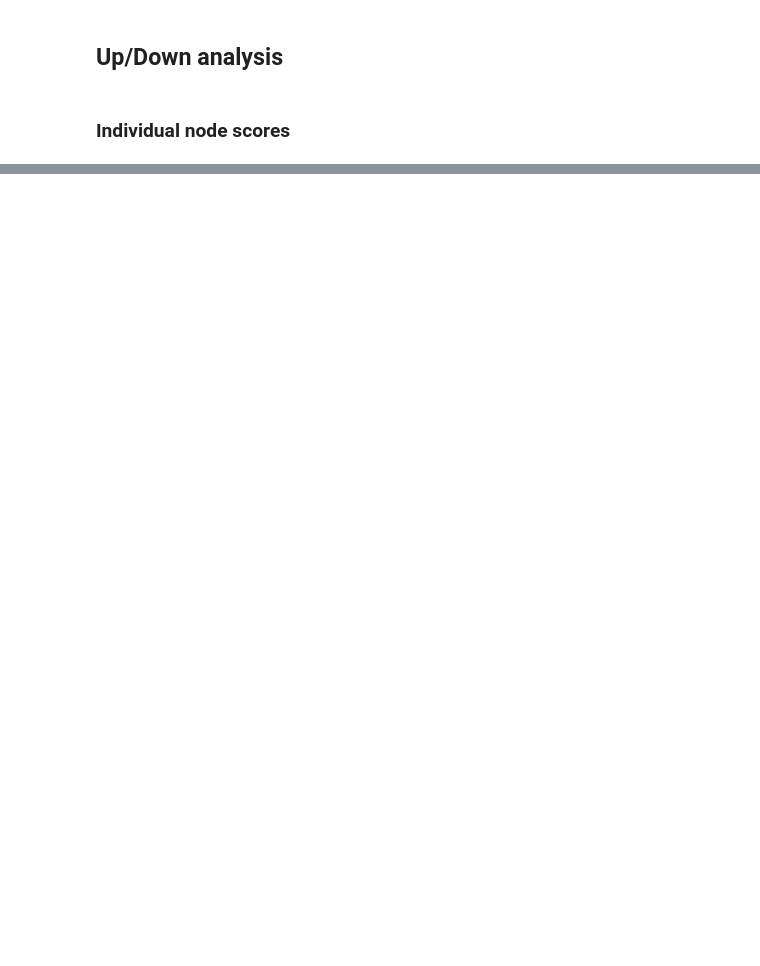
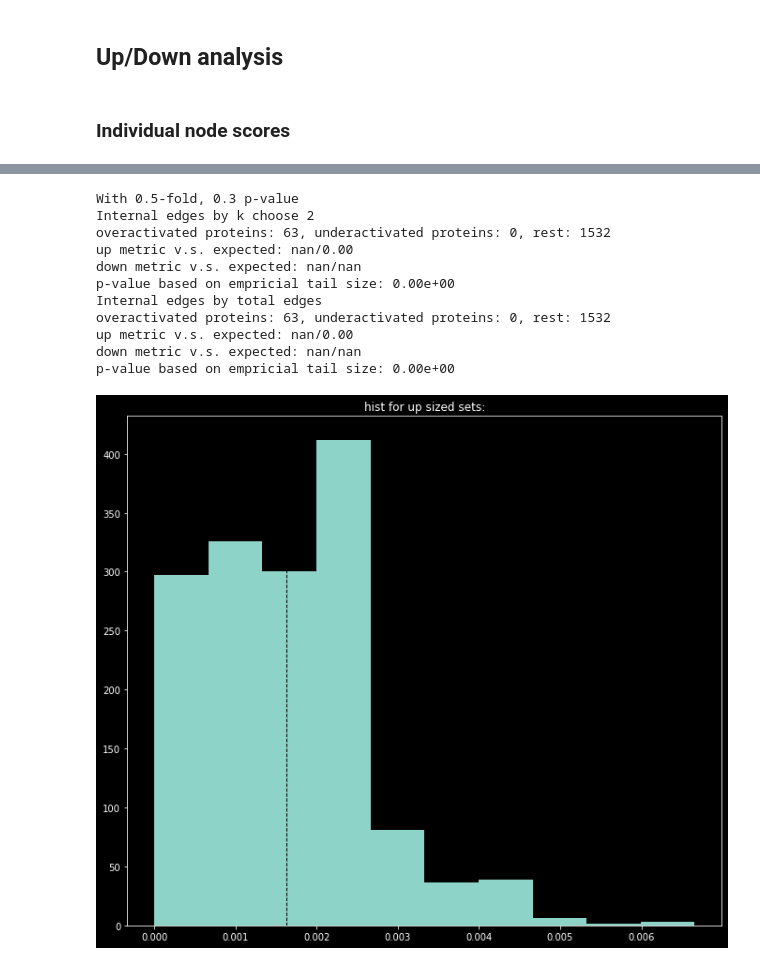
Before and after one commit to arielbro/fly_regulation, a Jupyter notebook: fly_signalling_playground.ipynb, the cells around one changed output, grey strips where cells are left out. Drawn from its saved outputs; the diff is of its cells as text; code cells hidden in the pictures; blank space fills up the shorter version.

```diff
--- a/fly_signalling_playground.ipynb
+++ b/fly_signalling_playground.ipynb
@@ -14,6 +14,12 @@ from networkx import algorithms
 from scipy.special import ndtr
 from numpy.polynomial import Polynomial
 import itertools
+
+# temp fix for dark preview pane problem
+from matplotlib import pyplot
+import math
+
+pyplot.style.use('dark_background')
 # %% [markdown]
 ## Load network and phospho data
 # %%
@@ -148,3 +168,7 @@ SpearmanrResult(correlation=0.05099748585474002, pvalue=0.14020093024708355)
 # %% [markdown]
 ## Up/Down analysis
+# %%
+phospho_measures = ['log2 fold change', '1-prob']
+phospho_measure_values = phospho_dataframe.groupby('Gene name')[phospho_measures].mean()
+phospho_measure_values.columns = ['fold', 'prob']
 # %%
@@ -706,0 +370,28 @@ p-values: up: 1.14e-01, down: 1.45e-03, opposite: 4.79e-02
+# %%
+print("With 0.5-fold, 0.3 p-value")
+print("Internal edges by k choose 2")
+up_proteins, down_proteins = get_up_down_sets(phospho_measure_values,
+                                              fold_threshold=0.5, p_threshold=0.3)
+up_down_topological_analysis(up_proteins, down_proteins,
+                             topological_metric=normalized_internal_edges_size, random_iter=1000,
+                             metric_name="Internal_edges_by_combinatorics_by_k_2")
+
+print("Internal edges by total edges")
+up_proteins, down_proteins = get_up_down_sets(phospho_measure_values,
+                                              fold_threshold=0.5, p_threshold=0.3)
+up_down_topological_analysis(up_proteins, down_proteins,
+                             topological_metric=normalized_internal_edges_size, random_iter=1000,
+                             metric_name="Internal_edges_by_combinatorics_by_total_edges")
+# %% [output]
+With 0.5-fold, 0.3 p-value
+Internal edges by k choose 2
+overactivated proteins: 63, underactivated proteins: 0, rest: 1532
+up metric v.s. expected: nan/0.00
+down metric v.s. expected: nan/nan
+p-value based on empricial tail size: 0.00e+00
+Internal edges by total edges
+overactivated proteins: 63, underactivated proteins: 0, rest: 1532
+up metric v.s. expected: nan/0.00
+down metric v.s. expected: nan/nan
+p-value based on empricial tail size: 0.00e+00
+[figure, added]
```
Also changed, not shown: parts of 41 cells of this notebook.
